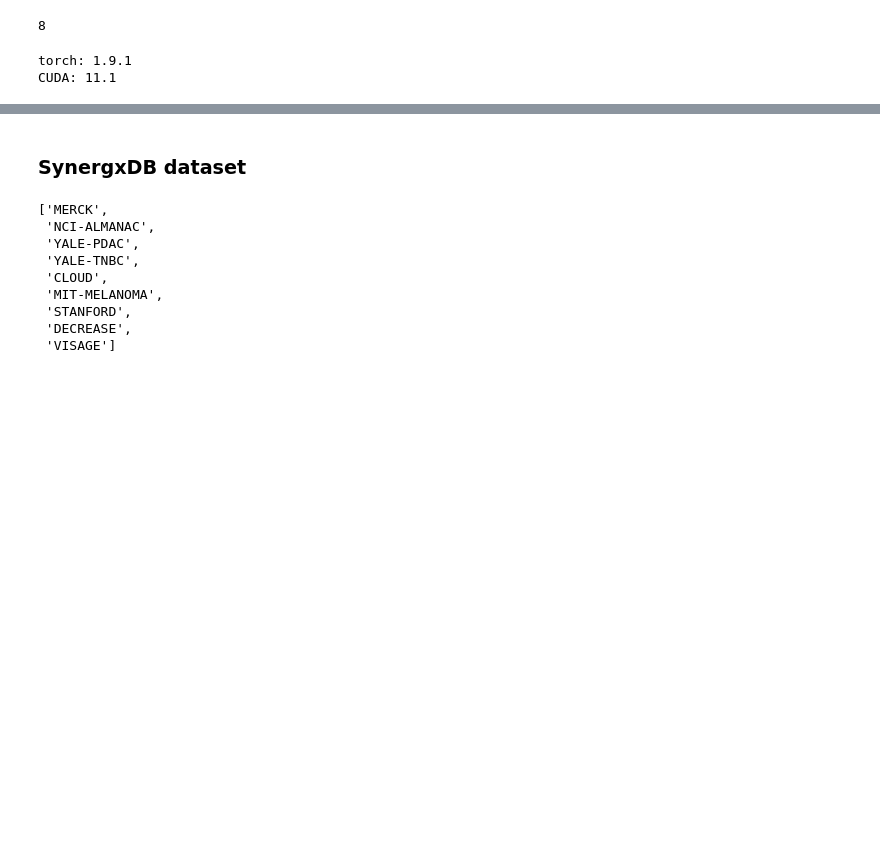
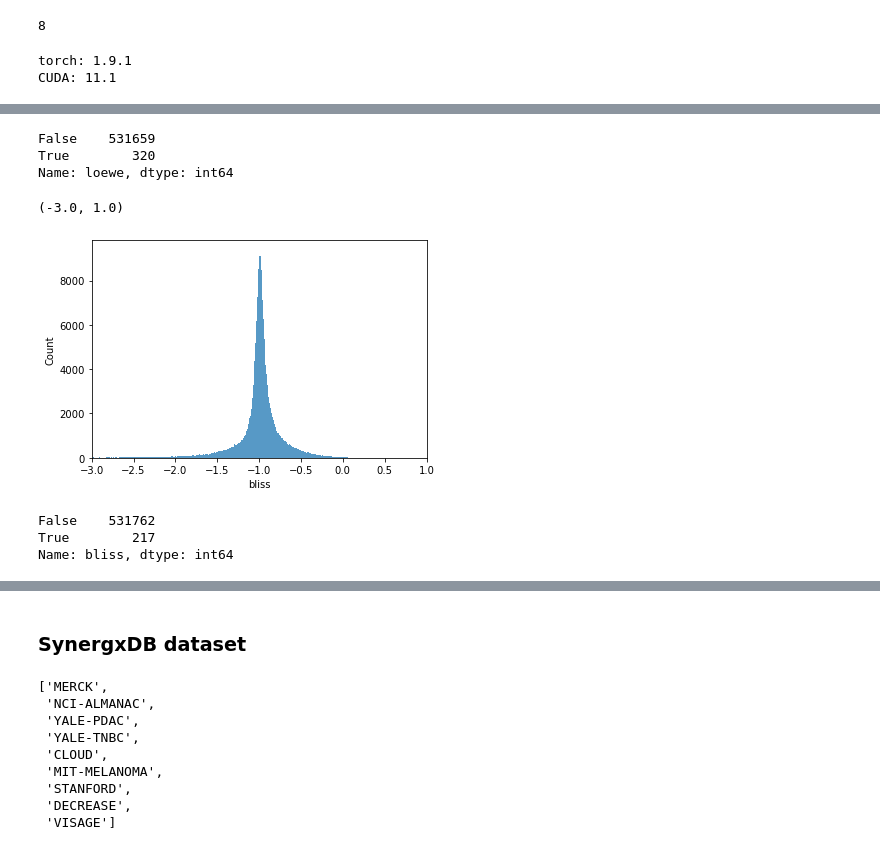
Before and after one commit to uzh-dqbm-cmi/graphnn, a Jupyter notebook: notebooks/DeepAdr_dataset-SynergxDB.ipynb, the cells around one changed output, grey strips where cells are left out. Saved outputs shown, nothing was run; the diff lists cells and outputs as text; code cells hidden in the pictures; blank space fills up the shorter version.

```diff
--- a/notebooks/DeepAdr_dataset-SynergxDB.ipynb
+++ b/notebooks/DeepAdr_dataset-SynergxDB.ipynb
@@ -76,0 +244,18 @@ CUDA: 11.1
+# %%
+df_synergxdb.loewe.isna().value_counts()
+# %% [output]
+False    531659
+True        320
+Name: loewe, dtype: int64
+# %%
+ax = sns.histplot(df_synergxdb.bliss)
+ax.set_xlim(-3, 1)
+# %% [output]
+(-3.0, 1.0)
+[figure, added]
+# %%
+df_synergxdb.bliss.isna().value_counts()
+# %% [output]
+False    531762
+True        217
+Name: bliss, dtype: int64
```
Also changed, not shown: parts of 27 cells of this notebook, 3 other files.
